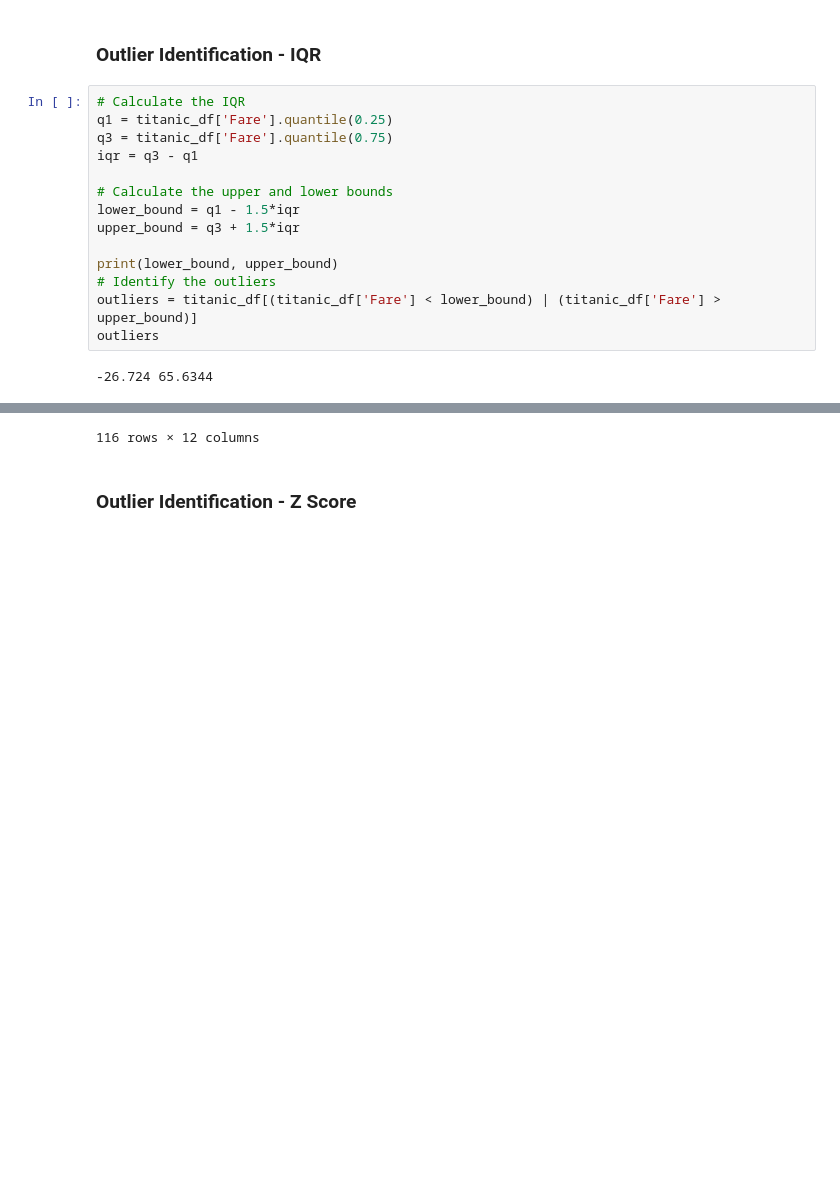
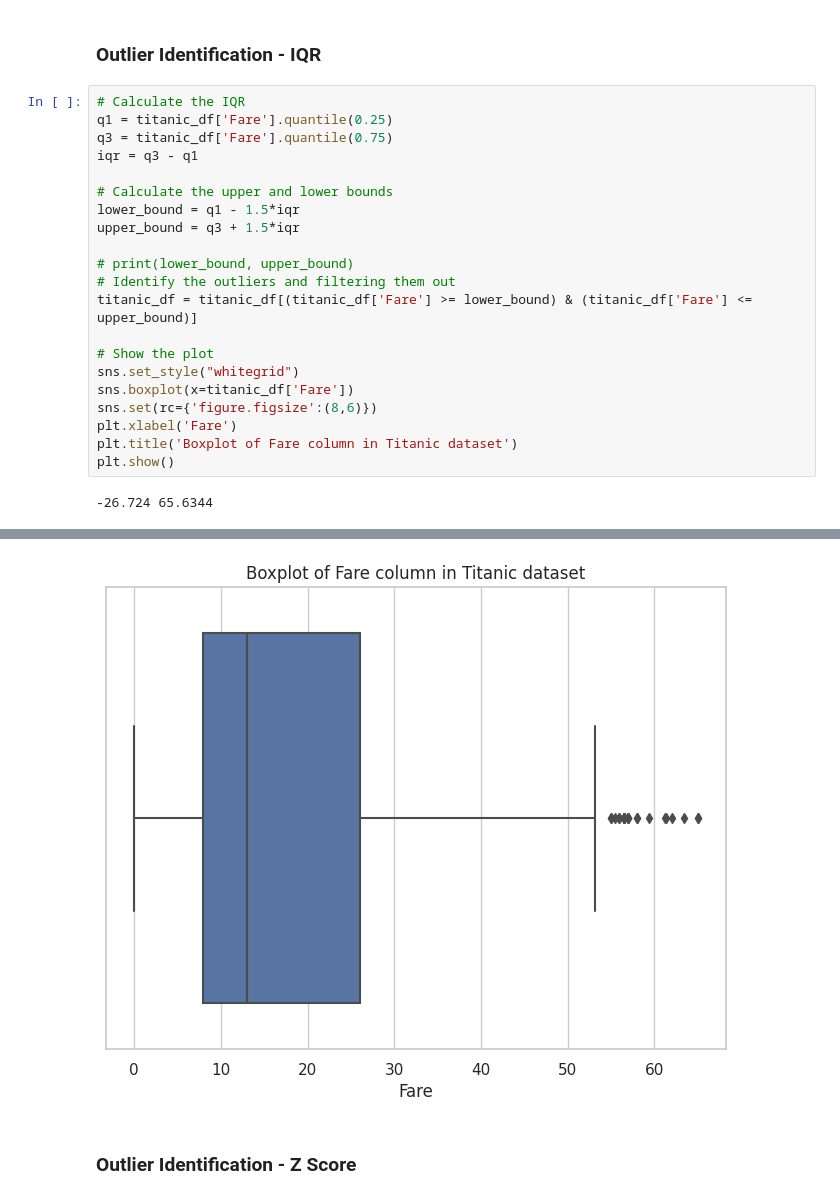
Before and after one commit to hargurjeet/Adhoc-Activities, a Jupyter notebook: Data_Preprocessing_Using_Python.ipynb, the cells around one changed output, grey strips where cells are left out. Drawn from its saved outputs; the diff is of its cells as text; blank space fills up the shorter version.

```diff
--- a/Data_Preprocessing_Using_Python.ipynb
+++ b/Data_Preprocessing_Using_Python.ipynb
@@ -118,9 +127,16 @@ iqr = q3 - q1
 lower_bound = q1 - 1.5*iqr
 upper_bound = q3 + 1.5*iqr
 
-print(lower_bound, upper_bound)
-# Identify the outliers
-outliers = titanic_df[(titanic_df['Fare'] < lower_bound) | (titanic_df['Fare'] > upper_bound)]
-outliers
+# print(lower_bound, upper_bound)
+# Identify the outliers and filtering them out
+titanic_df = titanic_df[(titanic_df['Fare'] >= lower_bound) & (titanic_df['Fare'] <= upper_bound)]
+
+# Show the plot
+sns.set_style("whitegrid")
+sns.boxplot(x=titanic_df['Fare'])
+sns.set(rc={'figure.figsize':(8,6)})
+plt.xlabel('Fare')
+plt.title('Boxplot of Fare column in Titanic dataset')
+plt.show()
 # %% [output]
 -26.724 65.6344
@@ -139,3 +143,3 @@ outliers
-116 rows × 12 columns
+[figure, added]
 # %% [markdown]
 ### Outlier Identification - Z Score
```
Also changed, not shown: parts of 17 cells of this notebook.
